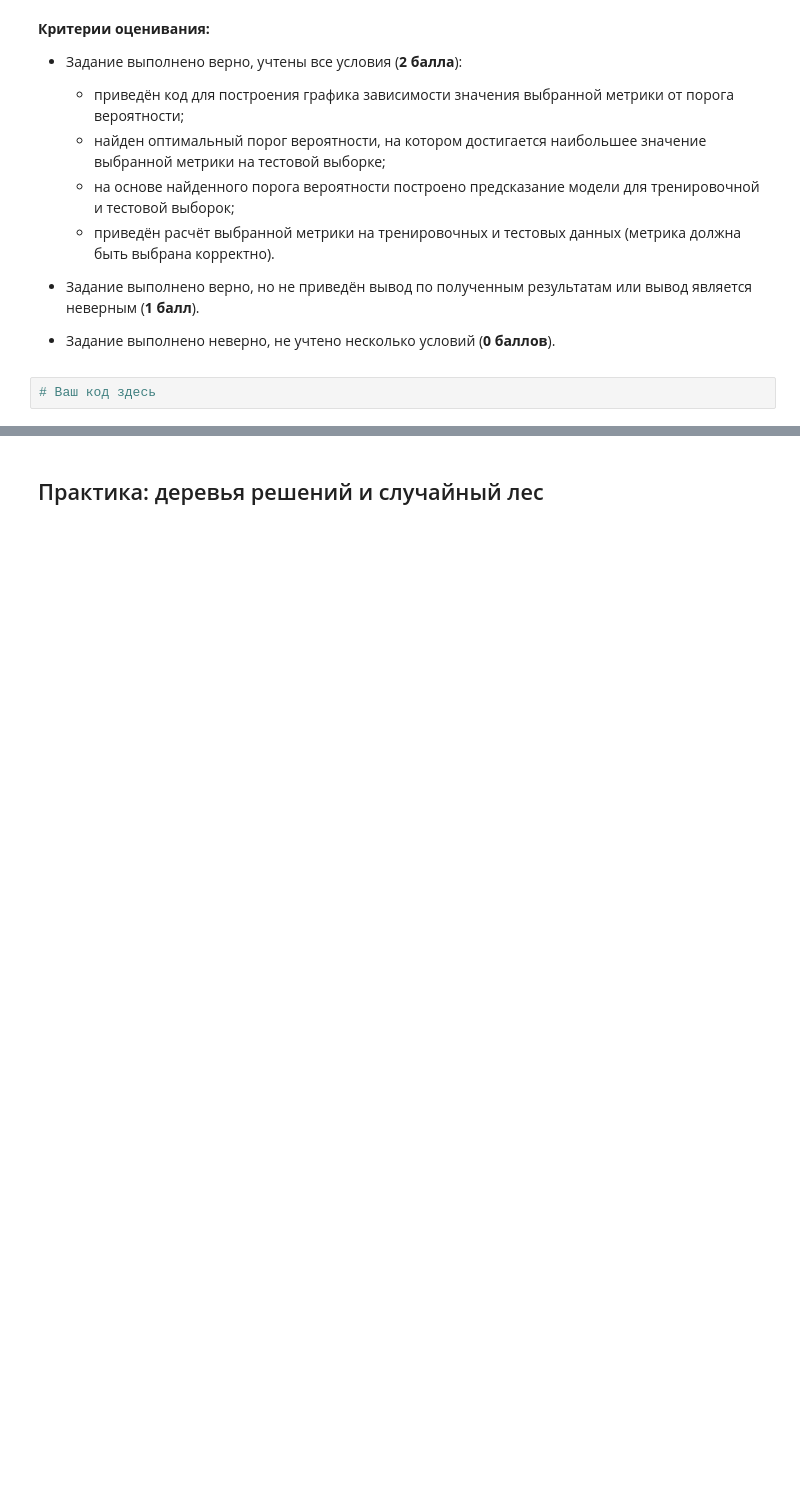
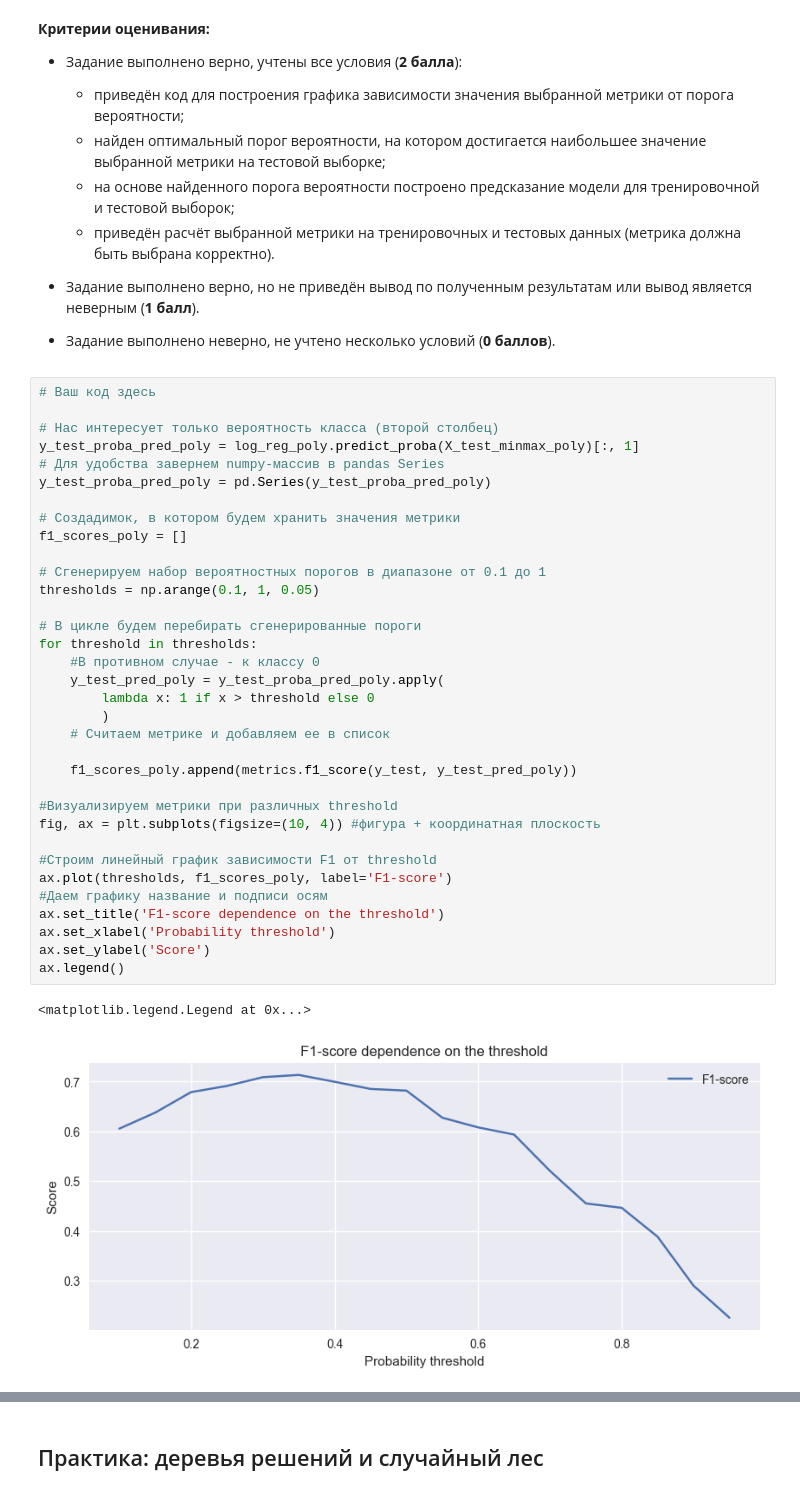
Before and after one commit to Nitys70/LESSONS_FILES, a Jupyter notebook: ML-3/Практика._Ноутбук-шаблон.ipynb, the cells around one changed output, grey strips where cells are left out. Cells and saved outputs as stored; diff of their text form; blank space fills up the shorter version.

```diff
--- a/ML-3/Практика._Ноутбук-шаблон.ipynb
+++ b/ML-3/Практика._Ноутбук-шаблон.ipynb
@@ -1289,3 +1617,38 @@ for threshold in thresholds:
 - Задание выполнено неверно, не учтено несколько условий (**0 баллов**).
 # %%
 # Ваш код здесь
+
+# Нас интересует только вероятность класса (второй столбец)
+y_test_proba_pred_poly = log_reg_poly.predict_proba(X_test_minmax_poly)[:, 1]
+# Для удобства завернем numpy-массив в pandas Series
+y_test_proba_pred_poly = pd.Series(y_test_proba_pred_poly)
+
+# Создадимок, в котором будем хранить значения метрики
+f1_scores_poly = []
+
+# Сгенерируем набор вероятностных порогов в диапазоне от 0.1 до 1
+thresholds = np.arange(0.1, 1, 0.05)
+
+# В цикле будем перебирать сгенерированные пороги
+for threshold in thresholds:
+    #В противном случае - к классу 0
+    y_test_pred_poly = y_test_proba_pred_poly.apply(
+        lambda x: 1 if x > threshold else 0
+        )
+    # Считаем метрикe и добавляем ее в список
+
+    f1_scores_poly.append(metrics.f1_score(y_test, y_test_pred_poly))
+
+#Визуализируем метрики при различных threshold
+fig, ax = plt.subplots(figsize=(10, 4)) #фигура + координатная плоскость
+
+#Строим линейный график зависимости F1 от threshold
+ax.plot(thresholds, f1_scores_poly, label='F1-score')
+#Даем графику название и подписи осям
+ax.set_title('F1-score dependence on the threshold')
+ax.set_xlabel('Probability threshold')
+ax.set_ylabel('Score')
+ax.legend()
+# %% [output]
+<matplotlib.legend.Legend at 0x...>
+[figure, added]
```
Also changed, not shown: parts of 82 cells of this notebook, 1 other file.
